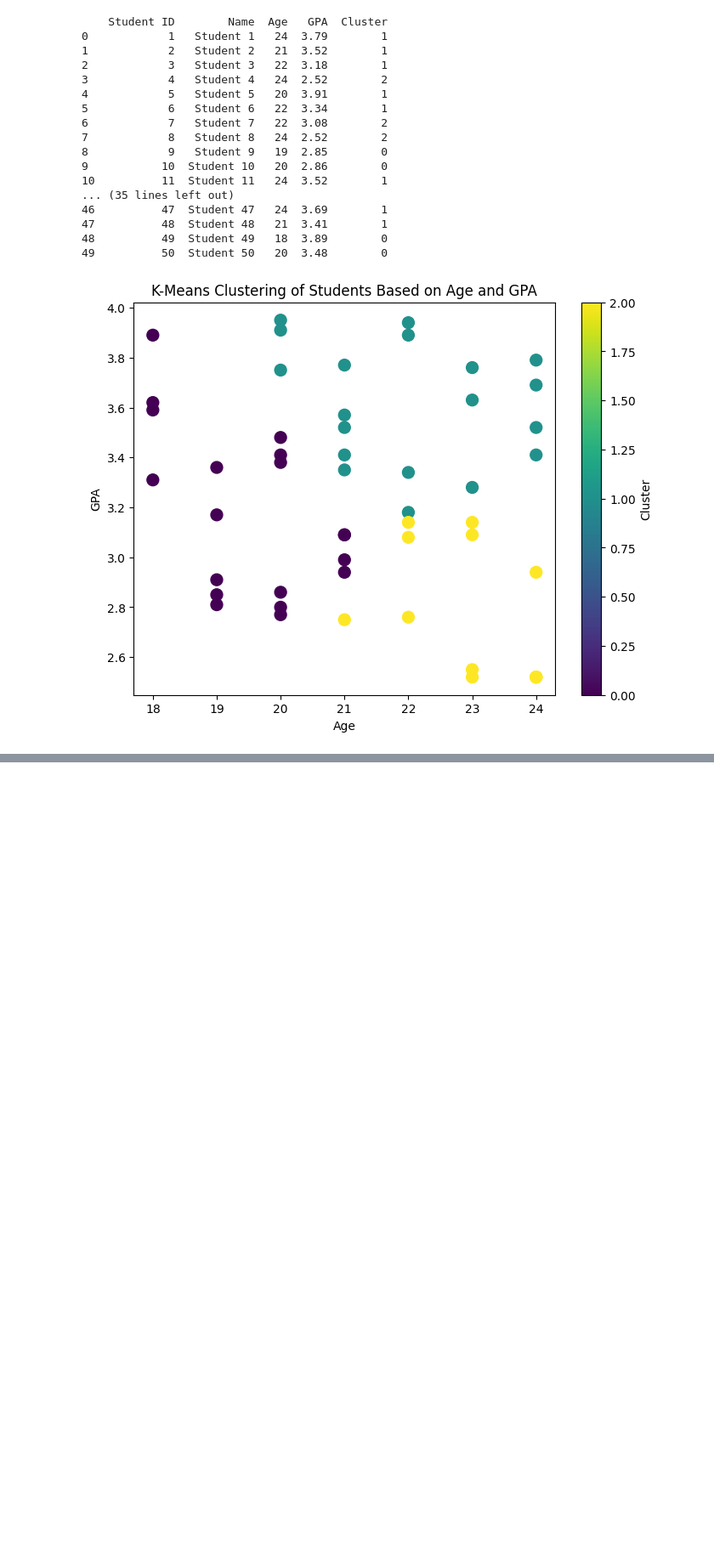
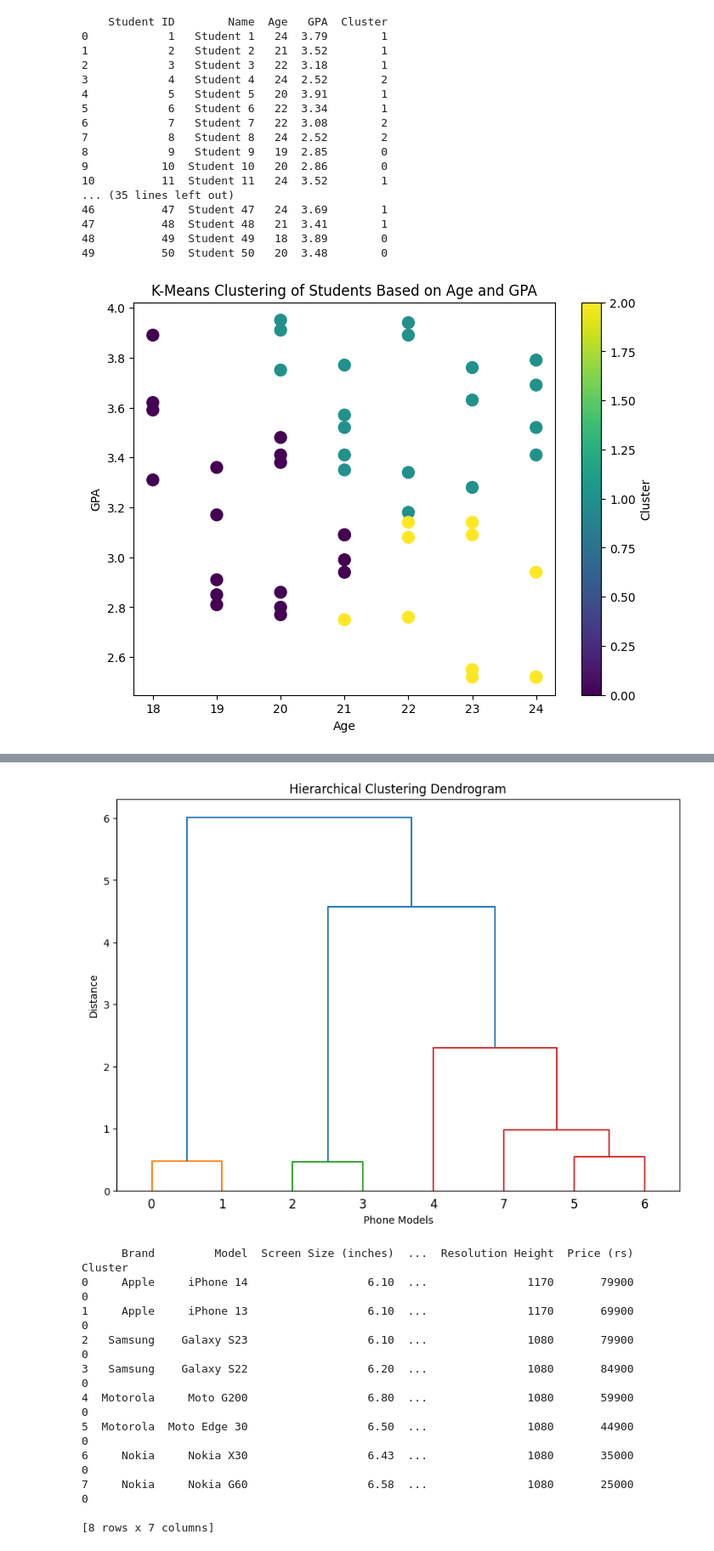
Before and after one commit to anuragverse/ML-Workshop, a Jupyter notebook: ML_18.ipynb, the cells around one changed output, grey strips where cells are left out. Shown at 85% size. Drawn from its saved outputs; the diff is of its cells as text; code cells hidden in the pictures; blank space fills up the shorter version.

```diff
--- a/ML_18.ipynb
+++ b/ML_18.ipynb
@@ -90,0 +87,57 @@ plt.show()
+# %%
+import pandas as pd
+from sklearn.preprocessing import StandardScaler
+from sklearn.cluster import AgglomerativeClustering
+import matplotlib.pyplot as plt
+import scipy.cluster.hierarchy as sch
+
+# Step 1: Load the mobile display data (same as before)
+data = {
+    'Brand': ['Apple', 'Apple', 'Samsung', 'Samsung', 'Motorola', 'Motorola', 'Nokia', 'Nokia'],
+    'Model': ['iPhone 14', 'iPhone 13', 'Galaxy S23', 'Galaxy S22', 'Moto G200', 'Moto Edge 30', 'Nokia X30', 'Nokia G60'],
+    'Screen Size (inches)': [6.1, 6.1, 6.1, 6.2, 6.8, 6.5, 6.43, 6.58],
+    'Resolution (pixels)': ['2532x1170', '2532x1170', '2340x1080', '2340x1080', '2460x1080', '2400x1080', '2400x1080', '2400x1080'],
+    'Price (rs)': [79900, 69900, 79900, 84900, 59900, 44900, 35000, 25000]
+}
+
+df = pd.DataFrame(data)
+
+# Step 2: Preprocessing - Convert the resolution to numeric (width and height in pixels)
+df[['Resolution Width', 'Resolution Height']] = df['Resolution (pixels)'].str.split('x', expand=True)
+df[['Resolution Width', 'Resolution Height']] = df[['Resolution Width', 'Resolution Height']].astype(int)
+
+# Step 3: Select the features for clustering: 'Screen Size', 'Resolution Width', 'Resolution Height', and 'Price'
+features = df[['Screen Size (inches)', 'Resolution Width', 'Resolution Height', 'Price (rs)']]
+
+# Step 4: Scale the features
+scaler = StandardScaler()
+scaled_features = scaler.fit_transform(features)
+
+# Step 5: Apply Agglomerative Hierarchical Clustering
+# Use distance_threshold instead of n_clusters
+agglomerative_clustering = AgglomerativeClustering(distance_threshold=50, linkage='ward', n_clusters=None)
+df['Cluster'] = agglomerative_clustering.fit_predict(scaled_features)
+
+# Step 6: Visualize the dendrogram to understand the clustering hierarchy
+plt.figure(figsize=(10, 7))
+sch.dendrogram(sch.linkage(scaled_features, method='ward'))
+plt.title('Hierarchical Clustering Dendrogram')
+plt.xlabel('Phone Models')
+plt.ylabel('Distance')
+plt.show()
+
+# Step 7: Display the DataFrame with cluster labels
+print(df[['Brand', 'Model', 'Screen Size (inches)', 'Resolution Width', 'Resolution Height', 'Price (rs)', 'Cluster']])
+# %% [output]
+[figure, added]
+      Brand         Model  Screen Size (inches)  ...  Resolution Height  Price (rs)  Cluster
+0     Apple     iPhone 14                  6.10  ...               1170       79900        0
+1     Apple     iPhone 13                  6.10  ...               1170       69900        0
+2   Samsung    Galaxy S23                  6.10  ...               1080       79900        0
+3   Samsung    Galaxy S22                  6.20  ...               1080       84900        0
+4  Motorola     Moto G200                  6.80  ...               1080       59900        0
+5  Motorola  Moto Edge 30                  6.50  ...               1080       44900        0
+6     Nokia     Nokia X30                  6.43  ...               1080       35000        0
+7     Nokia     Nokia G60                  6.58  ...               1080       25000        0
+
+[8 rows x 7 columns]
```
Also changed, not shown: parts of 3 cells of this notebook.
